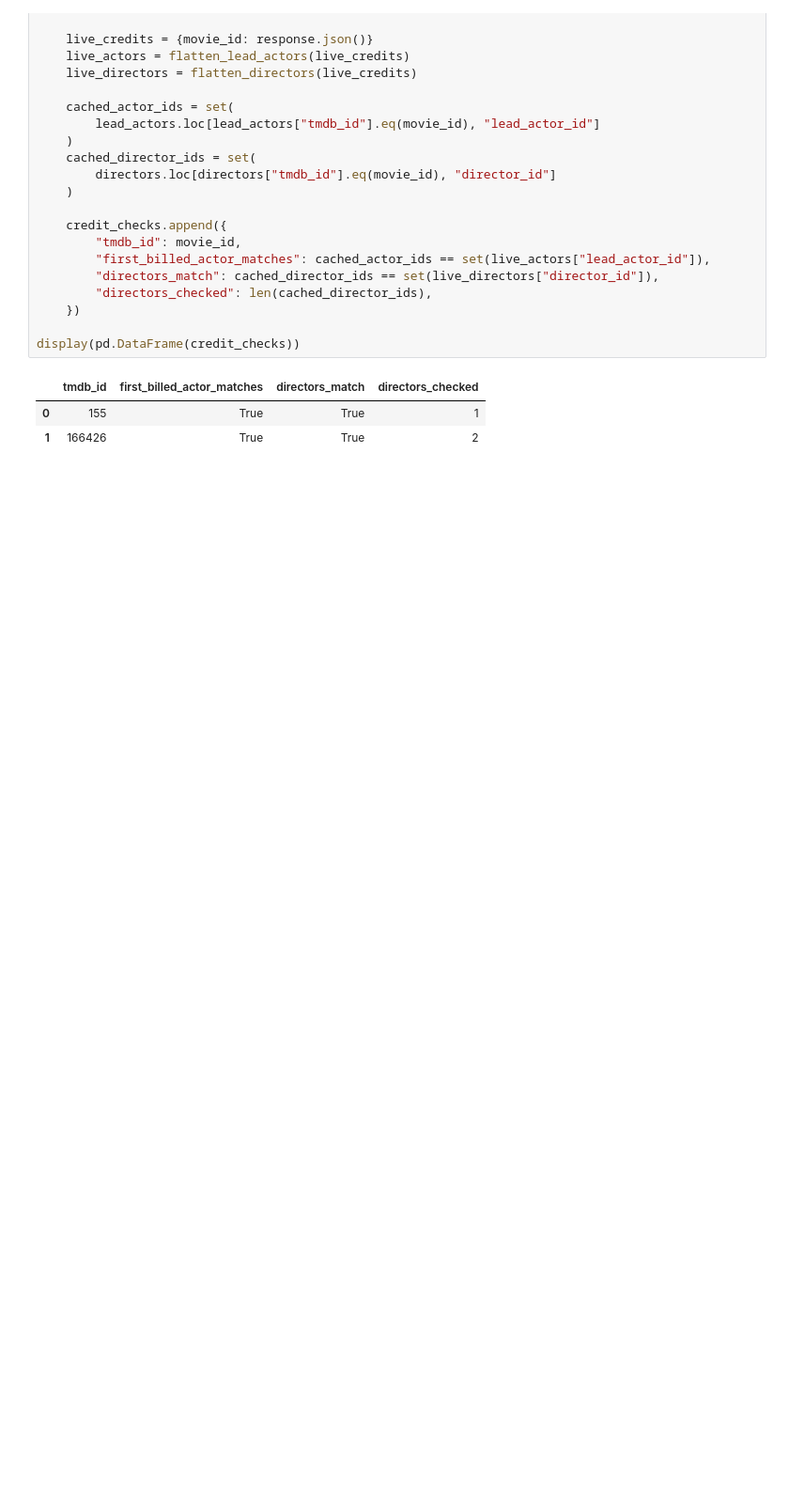
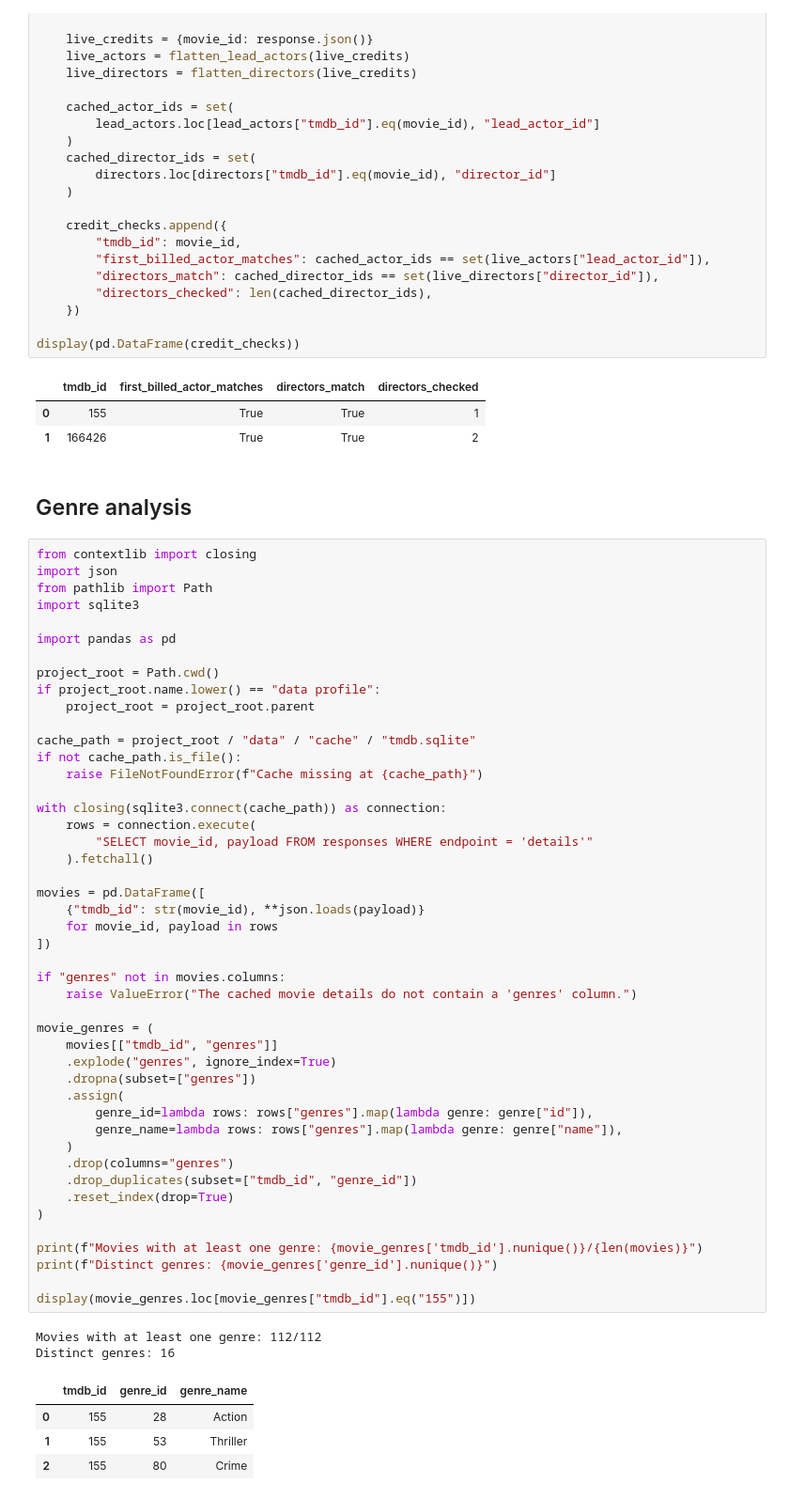
Before and after one commit to paulbletcher/lab2, a Jupyter notebook: data profile/tmdb_data_profile.ipynb, the cells around one changed output. Shown at 94% size. Saved outputs shown, nothing was run; the diff lists cells and outputs as text; blank space fills up the shorter version.

```diff
--- a/data profile/tmdb_data_profile.ipynb
+++ b/data profile/tmdb_data_profile.ipynb
@@ -899,3 +899,58 @@ display(pd.DataFrame(credit_checks))
 |  | tmdb_id | first_billed_actor_matches | directors_match | directors_checked |
 | 0 | 155 | True | True | 1 |
 | 1 | 166426 | True | True | 2 |
+# %% [markdown]
+## Genre analysis
+# %%
+from contextlib import closing
+import json
+from pathlib import Path
+import sqlite3
+
+import pandas as pd
+
+project_root = Path.cwd()
+if project_root.name.lower() == "data profile":
+    project_root = project_root.parent
+
+cache_path = project_root / "data" / "cache" / "tmdb.sqlite"
+if not cache_path.is_file():
+    raise FileNotFoundError(f"Cache missing at {cache_path}")
+
+with closing(sqlite3.connect(cache_path)) as connection:
+    rows = connection.execute(
+        "SELECT movie_id, payload FROM responses WHERE endpoint = 'details'"
+    ).fetchall()
+
+movies = pd.DataFrame([
+    {"tmdb_id": str(movie_id), **json.loads(payload)}
+    for movie_id, payload in rows
+])
+
+if "genres" not in movies.columns:
+    raise ValueError("The cached movie details do not contain a 'genres' column.")
+
+movie_genres = (
+    movies[["tmdb_id", "genres"]]
+    .explode("genres", ignore_index=True)
+    .dropna(subset=["genres"])
+    .assign(
+        genre_id=lambda rows: rows["genres"].map(lambda genre: genre["id"]),
+        genre_name=lambda rows: rows["genres"].map(lambda genre: genre["name"]),
+    )
+    .drop(columns="genres")
+    .drop_duplicates(subset=["tmdb_id", "genre_id"])
+    .reset_index(drop=True)
+)
+
+print(f"Movies with at least one genre: {movie_genres['tmdb_id'].nunique()}/{len(movies)}")
+print(f"Distinct genres: {movie_genres['genre_id'].nunique()}")
+
+display(movie_genres.loc[movie_genres["tmdb_id"].eq("155")])
+# %% [output]
+Movies with at least one genre: 112/112
+Distinct genres: 16
+|  | tmdb_id | genre_id | genre_name |
+| 0 | 155 | 28 | Action |
+| 1 | 155 | 53 | Thriller |
+| 2 | 155 | 80 | Crime |
```
Also changed, not shown: parts of 5 cells of this notebook, 3 other files.
